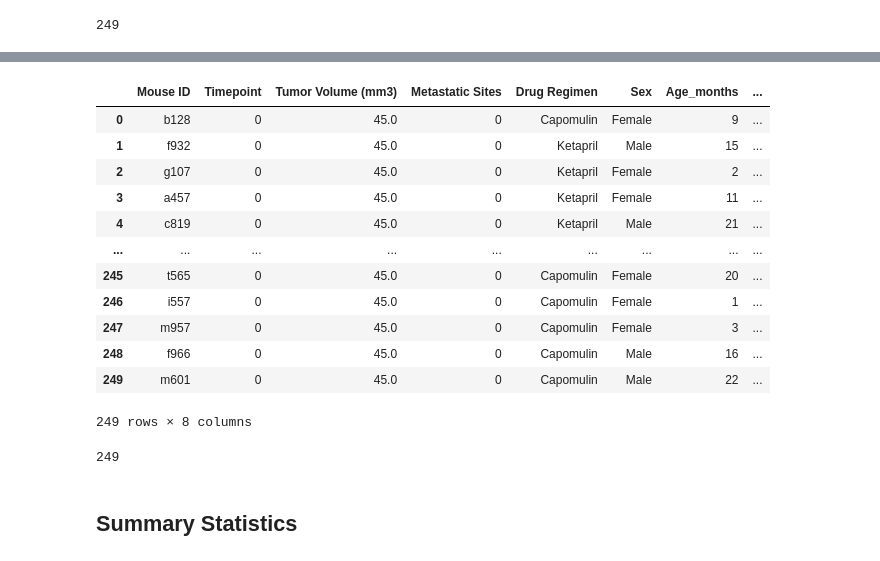
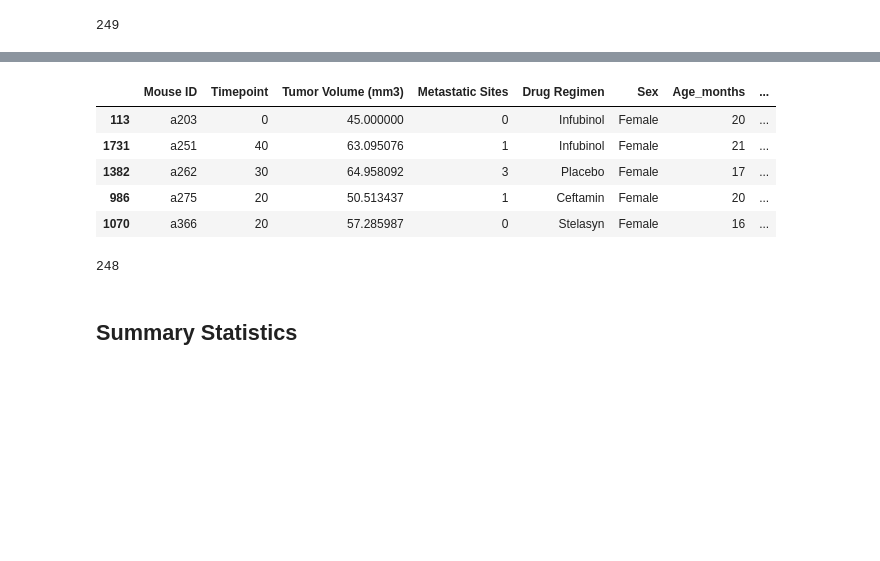
Before and after one commit to AntonLeB04/matplotlib-challenge, a Jupyter notebook: pymaceuticals_starter.ipynb, the cells around one changed output, grey strips where cells are left out. Saved outputs shown, nothing was run; the diff lists cells and outputs as text; code cells hidden in the pictures; blank space fills up the shorter version.

Commit message:
Finished dropping duplicate mouse

```diff
--- a/pymaceuticals_starter.ipynb
+++ b/pymaceuticals_starter.ipynb
@@ -74,28 +53,21 @@ Length: 1893, dtype: bool
 # %%
 # Create a clean DataFrame by dropping the duplicate mouse by its ID.
-cleaned_study_results = study_results_complete.drop_duplicates(subset=['Mouse ID'], keep='first')
-cleaned_study_results = pd.DataFrame(cleaned_study_results)
-cleaned_study_results
+cleaned_study_results = study_results_complete.drop(study_results_complete[study_results_complete['Mouse ID'] == 'g989'].index)
+cleaned_study_results = cleaned_study_results.drop_duplicates(subset=['Mouse ID'])
+cleaned_study_results.head()
 # %% [output]
 |  | Mouse ID | Timepoint | Tumor Volume (mm3) | Metastatic Sites | Drug Regimen | Sex | Age_months | ... |
-| 0 | b128 | 0 | 45.0 | 0 | Capomulin | Female | 9 | ... |
-| 1 | f932 | 0 | 45.0 | 0 | Ketapril | Male | 15 | ... |
-| 2 | g107 | 0 | 45.0 | 0 | Ketapril | Female | 2 | ... |
-| 3 | a457 | 0 | 45.0 | 0 | Ketapril | Female | 11 | ... |
-| 4 | c819 | 0 | 45.0 | 0 | Ketapril | Male | 21 | ... |
-| ... | ... | ... | ... | ... | ... | ... | ... | ... |
-| 245 | t565 | 0 | 45.0 | 0 | Capomulin | Female | 20 | ... |
-| 246 | i557 | 0 | 45.0 | 0 | Capomulin | Female | 1 | ... |
-| 247 | m957 | 0 | 45.0 | 0 | Capomulin | Female | 3 | ... |
-| 248 | f966 | 0 | 45.0 | 0 | Capomulin | Male | 16 | ... |
-| 249 | m601 | 0 | 45.0 | 0 | Capomulin | Male | 22 | ... |
+| 113 | a203 | 0 | 45.000000 | 0 | Infubinol | Female | 20 | ... |
+| 1731 | a251 | 40 | 63.095076 | 1 | Infubinol | Female | 21 | ... |
+| 1382 | a262 | 30 | 64.958092 | 3 | Placebo | Female | 17 | ... |
+| 986 | a275 | 20 | 50.513437 | 1 | Ceftamin | Female | 20 | ... |
+| 1070 | a366 | 20 | 57.285987 | 0 | Stelasyn | Female | 16 | ... |
-249 rows × 8 columns
 # %%
 # Checking the number of mice in the clean DataFrame.
 cleaned_study_results_number = len((cleaned_study_results)['Mouse ID'].unique())
 cleaned_study_results_number
 # %% [output]
-249
+248
 # %% [markdown]
 ## Summary Statistics
 # %%
```
Also changed, not shown: parts of 2 cells of this notebook.
